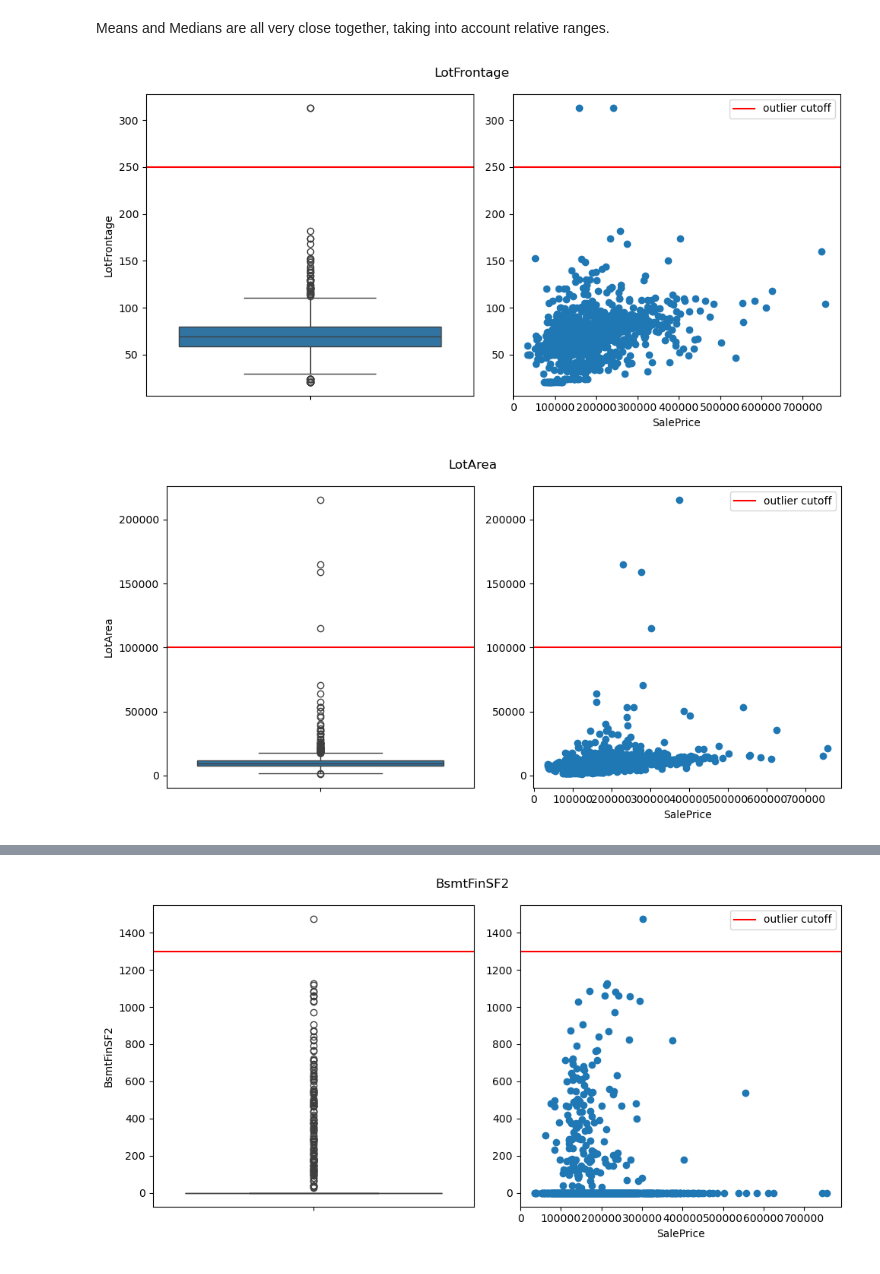
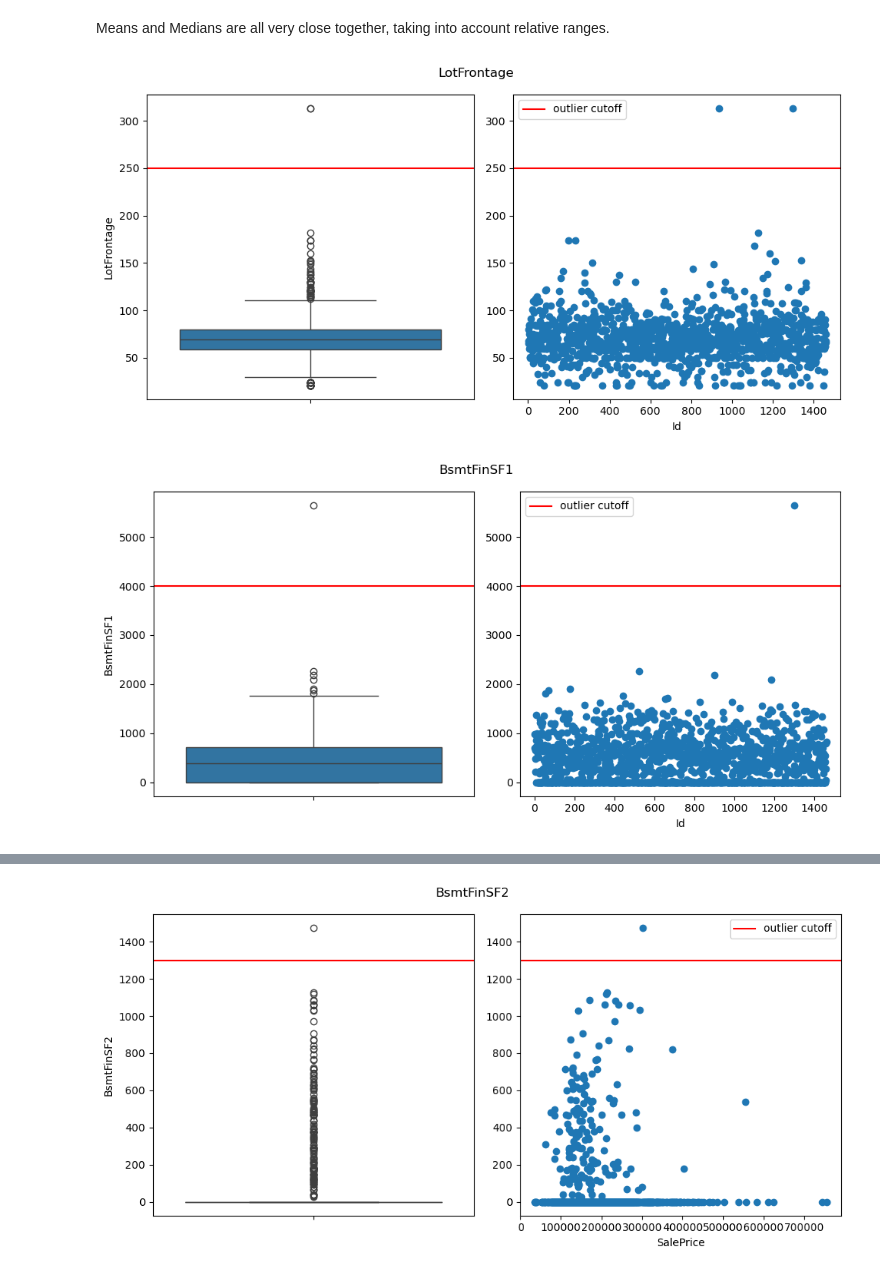
Before and after one commit to MeghanBarritt/kaggle-comp-housing-prices, a Jupyter notebook: Notebooks/1-EDA.ipynb, the cells around one changed output, grey strips where cells are left out. Cells and saved outputs as stored; diff of their text form; code cells hidden in the pictures.

```diff
--- a/Notebooks/1-EDA.ipynb
+++ b/Notebooks/1-EDA.ipynb
@@ -358,29 +471,29 @@ sns.boxplot(train_df['LotFrontage'])
 plt.axhline(y=250,color='red')
 
 plt.subplot(1,2,2)
-plt.scatter(train_df['SalePrice'],train_df['LotFrontage'])
+plt.scatter(train_df['Id'],train_df['LotFrontage'])
 plt.axhline(y=250,color='red',label='outlier cutoff')
-plt.xlabel('SalePrice')
+plt.xlabel('Id')
 plt.legend()
 plt.suptitle('LotFrontage')
 plt.tight_layout()
 # %% [output]
-[figure, old version]
+[figure, new version]
 # %%
 plt.figure(figsize=(10,5))
 plt.subplot(1,2,1)
-sns.boxplot(train_df['LotArea'])
-plt.axhline(y=100000,color='red')
+sns.boxplot(train_df['BsmtFinSF1'])
+plt.axhline(y=4000,color='red')
 
 plt.subplot(1,2,2)
-plt.scatter(train_df['SalePrice'],train_df['LotArea'])
-plt.axhline(y=100000,color='red',label='outlier cutoff')
-plt.xlabel('SalePrice')
+plt.scatter(train_df['Id'],train_df['BsmtFinSF1'])
+plt.axhline(y=4000,color='red',label='outlier cutoff')
+plt.xlabel('Id')
 plt.legend()
-plt.suptitle('LotArea')
+plt.suptitle('BsmtFinSF1')
 plt.tight_layout()
 # %% [output]
-[figure, old version]
+[figure, new version]
 # %%
 plt.figure(figsize=(10,5))
 plt.subplot(1,2,1)
```
Also changed, not shown: parts of 26 cells of this notebook.
